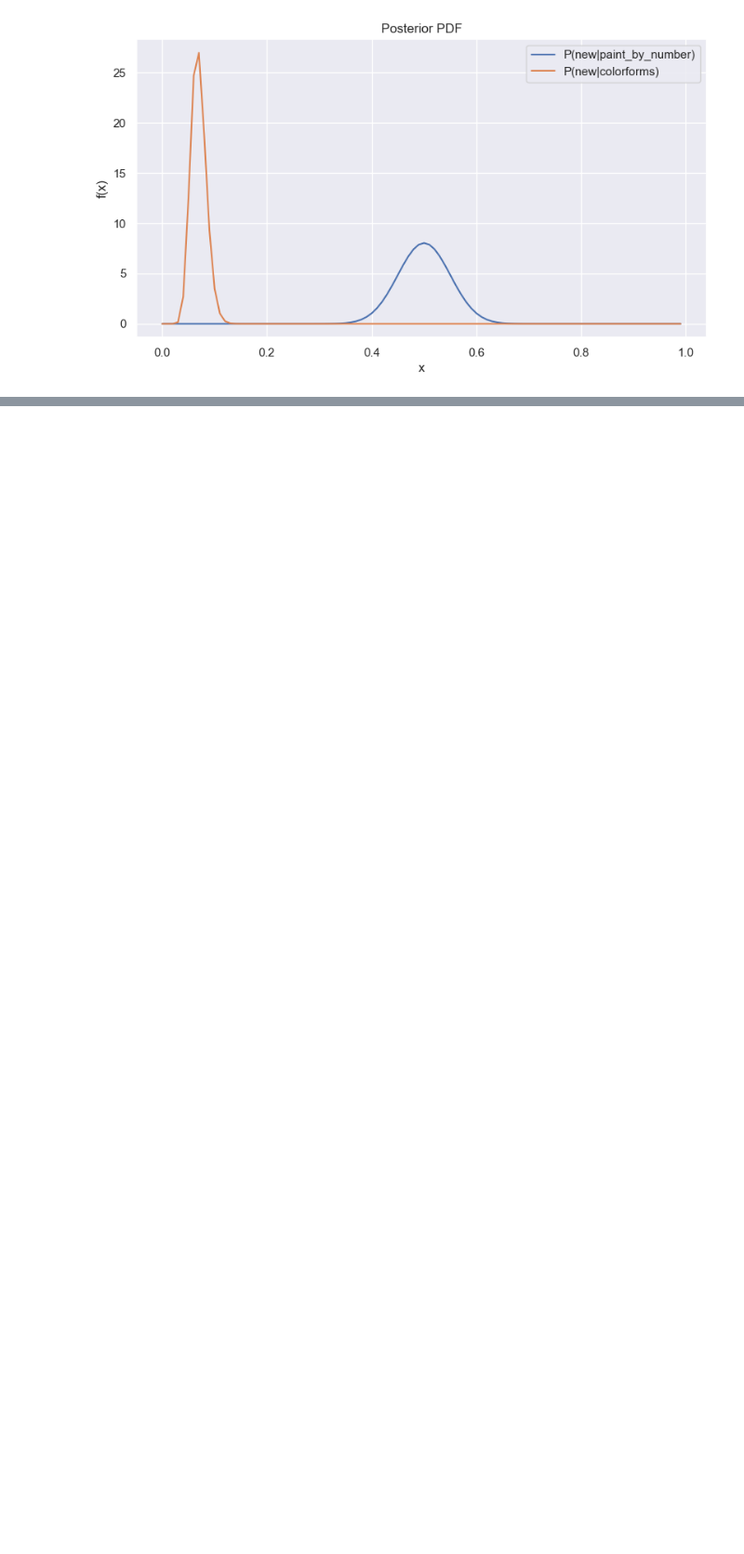
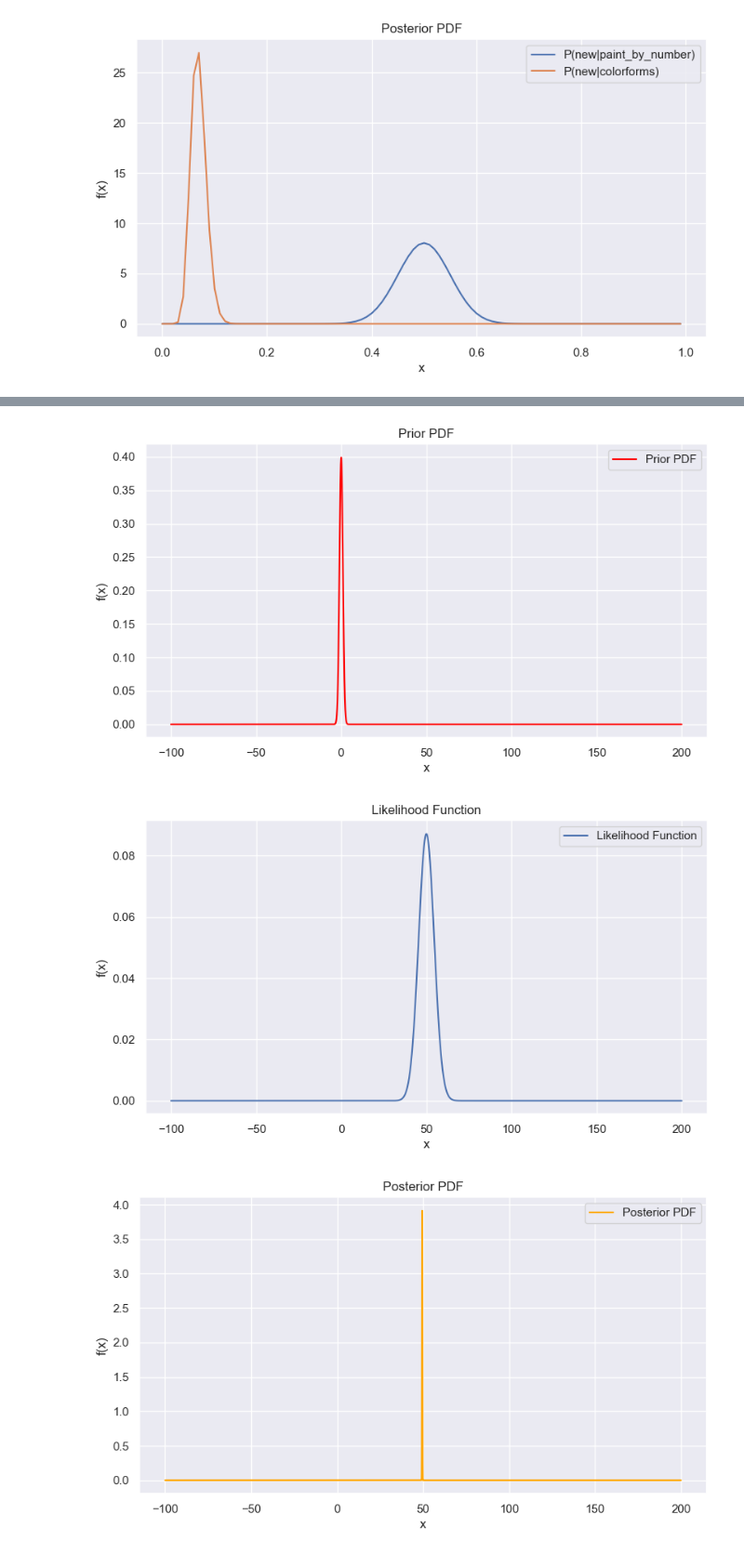
Before and after one commit to tslever/Tom_Levers_Public_Git_Repository, a Jupyter notebook: UVA/5--Bayesian_Machine_Learning/2--Bayesian_Modeling--Prior_Distributions/pt2-probabilities-likelihoods-and-bayes-theorem.ipynb, the cells around one changed output, grey strips where cells are left out. Shown at 93% size. Saved outputs shown, nothing was run; the diff lists cells and outputs as text; code cells hidden in the pictures; blank space fills up the shorter version.

Commit message:
Applied posterior_from_conjugate_prior for likelihood distribution type "Gaussian_Known_Variance"

```diff
--- a/UVA/5--Bayesian_Machine_Learning/2--Bayesian_Modeling--Prior_Distributions/pt2-probabilities-likelihoods-and-bayes-theorem.ipynb
+++ b/UVA/5--Bayesian_Machine_Learning/2--Bayesian_Modeling--Prior_Distributions/pt2-probabilities-likelihoods-and-bayes-theorem.ipynb
@@ -528,17 +528,20 @@ def posterior_from_conjugate_prior(**kwargs):
 
     elif kwargs['Likelihood_Dist_Type'] == 'Gaussian_Known_Variance':
         # Get the parameters for the likelihood and prior distribution from the keyword arguments.
-        x = kwargs['x'] # This is state space of possible values for p = 'probability of success' in [0,1]
-        mu = kwargs['mu'] # This is the number of Bernoili trials.
-        var = kwargs['var'] # This is the number of 'successes'.
-        n = kwargs['n'] # This is the parameter alpha for the prior Beta distribution
-        prior_mu = kwargs['prior_mu'] # This is the parameter beta for the prior Beta distribution
-        prior_var = kwargs['prior_var'] # This is the parameter beta for the prior Beta distribution
+        x = kwargs['x'] # This is sample / vector of n observations / results $\vec{x} = [x_1, ..., x_n]^T$.
+        mu = kwargs['mu'] # This is sample mean $\mu$.
+        var = kwargs['var'] # This is sample variance $\sigma^2$.
+        n = kwargs['n'] # This is number of elements of sample / observations / results $n$.
+        prior_mu = kwargs['prior_mu'] # This is mean of Gaussian prior probability distribution $\mu_0$.
+        prior_var = kwargs['prior_var'] # This is variance of Gaussian prior probability distribution ${\sigma_0}^2$.
 
-
-        Likelihood = -1
-        Prior = -1
-        Posterior = -1
+        mean_of_posterior_probability_distribution = (prior_mu * var + n * mu * prior_var) / (var + n * prior_var)
+        variance_of_posterior_probability_distribution = (prior_var * var) / (var + n * prior_var)
+        print(f'Mean Of Posterior Probability Distribution: {mean_of_posterior_probability_distribution}')
+        print(f'Variance Of Posterior Probability Distribution {variance_of_posterior_probability_distribution}')
+        Likelihood = norm.pdf(x = x, loc = mu, scale = np.sqrt(var))
+        Prior = norm.pdf(x = x, loc = prior_mu, scale = np.sqrt(prior_var))
+        Posterior = norm.pdf(x = x, loc = mean_of_posterior_probability_distribution, scale = np.sqrt(variance_of_posterior_probability_distribution))
 
         return [Prior, Likelihood, Posterior]
 
@@ -551,16 +557,20 @@ Prior, Likelihood, Posterior = posterior_from_conjugate_prior(Likelihood_Dist_Ty
 # %%
-ax1 = sns.lineplot(x, Prior, color='red')
-ax1.set(xlabel='x', ylabel='f(x)', title=f'Prior PDF');
+ax1 = sns.lineplot(data = {"x": x, "Prior": Prior}, x = "x", y = "Prior", color='red')
+ax1.set(xlabel='x', ylabel='f(x)', title=f'Prior PDF')
 plt.legend(labels=['Prior PDF']);
 plt.show()
 
-ax2 = sns.lineplot(x, Likelihood)
-ax2.set(xlabel='x', ylabel='f(x)', title=f'Likelihood Function');
-plt.legend(labels=['Likelihood Function']);
+ax2 = sns.lineplot(data = {"x": x, "Likelihood": Likelihood}, x = "x", y = "Likelihood")
+ax2.set(xlabel='x', ylabel='f(x)', title=f'Likelihood Function')
+plt.legend(labels=['Likelihood Function'])
 plt.show()
 
-ax3 = sns.lineplot(x, Posterior, color='orange')
+ax3 = sns.lineplot(data = {"x": x, "Posterior": Posterior}, x = "x", y = "Posterior", color='orange')
 ax3.set(xlabel='x', ylabel='f(x)', title=f'Posterior PDF');
 plt.legend(labels=['Posterior PDF']);
 plt.show()
+# %% [output]
+[figure, added]
+[figure, added]
+[figure, added]
 # %% [markdown]
```
Also changed, not shown: parts of 6 cells of this notebook.
